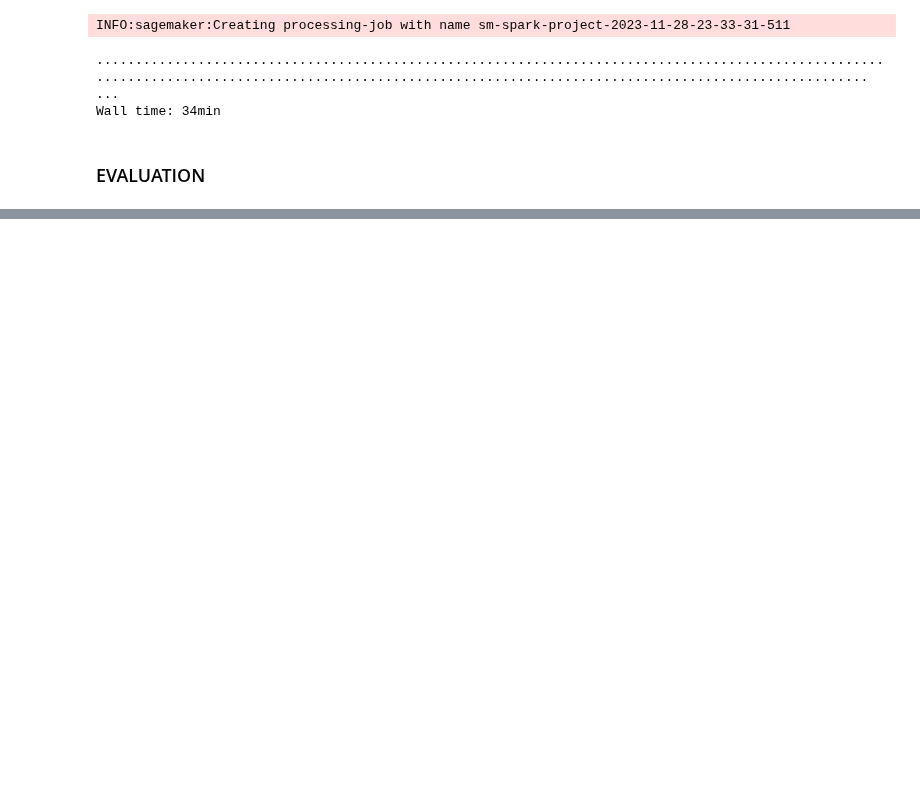
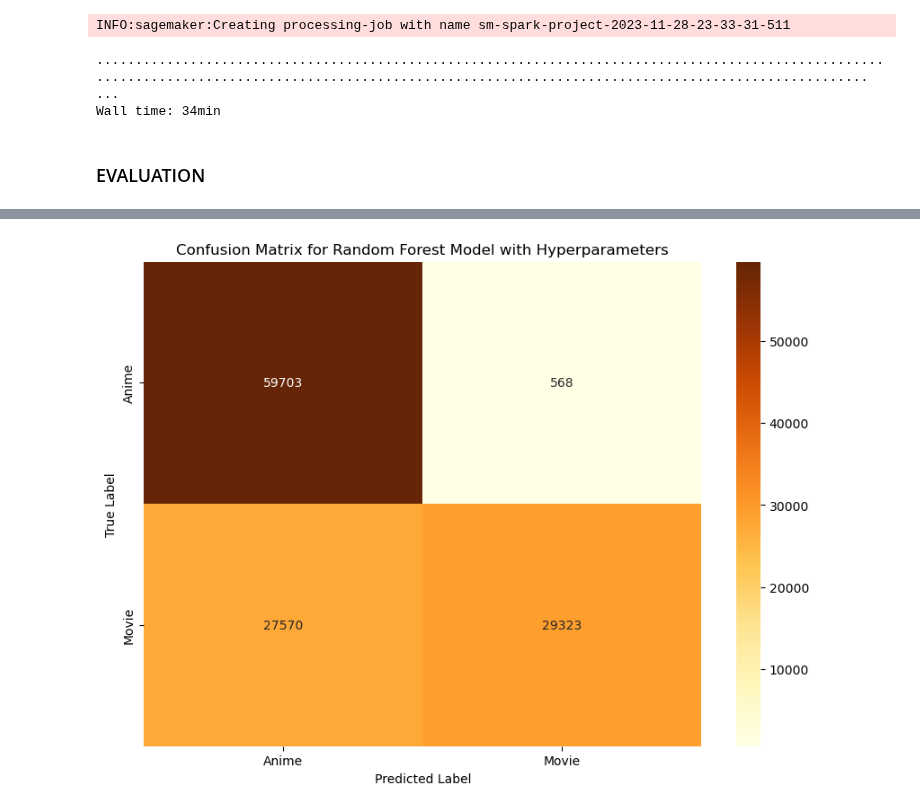
Before and after one commit to Sangeetha-238/BigData_Reddit_Analysis, a Jupyter notebook: code/ml/project_ml.ipynb, the cells around one changed output, grey strips where cells are left out. Cells and saved outputs as stored; diff of their text form; code cells hidden in the pictures; blank space fills up the shorter version.

```diff
--- a/code/ml/project_ml.ipynb
+++ b/code/ml/project_ml.ipynb
@@ -667,0 +800,12 @@ plt.show()
+# %%
+# Plot using heatmap
+
+plt.figure(figsize=(10, 7))
+sns.heatmap(cm_RF_hp, annot=True, fmt="d", cmap=sns.color_palette("YlOrBr", as_cmap=True), yticklabels=["Anime", "Movie"], xticklabels=["Anime", "Movie"])
+plt.ylabel('True Label')
+plt.xlabel('Predicted Label')
+plt.title('Confusion Matrix for Random Forest Model with Hyperparameters')
+plt.savefig("../../data/plots/Heatmap2_CM_Classification_Model1.png", dpi=300)
+plt.show()
+# %% [output]
+[figure, added]
```
Also changed, not shown: parts of 24 cells of this notebook, 5 other files.
